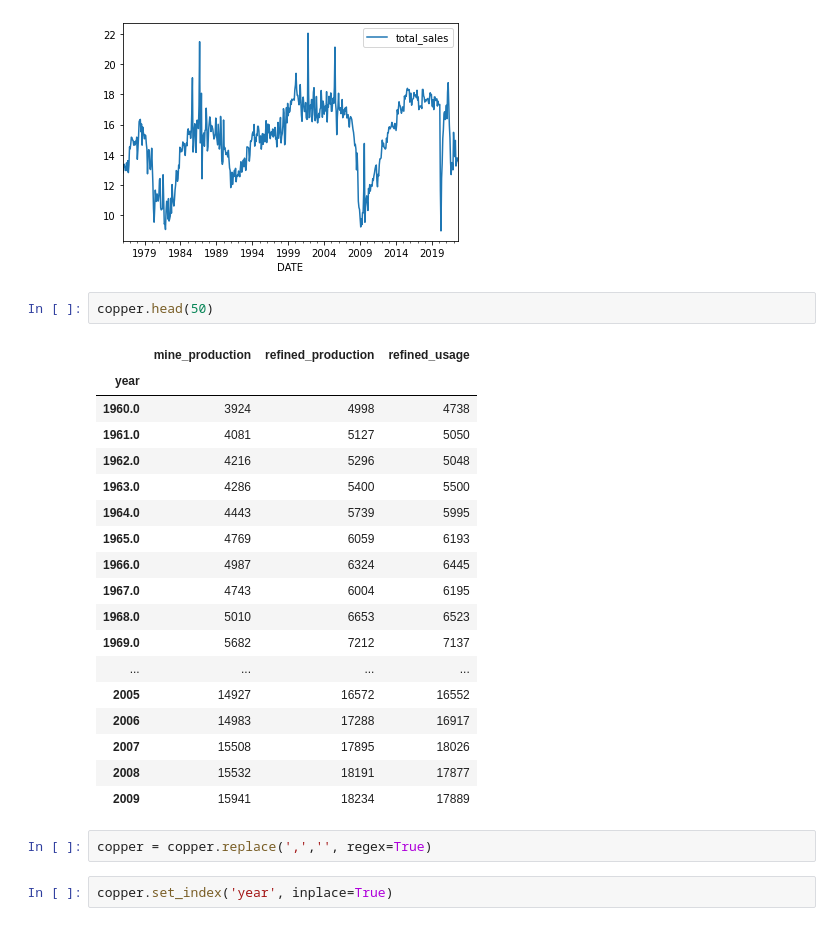
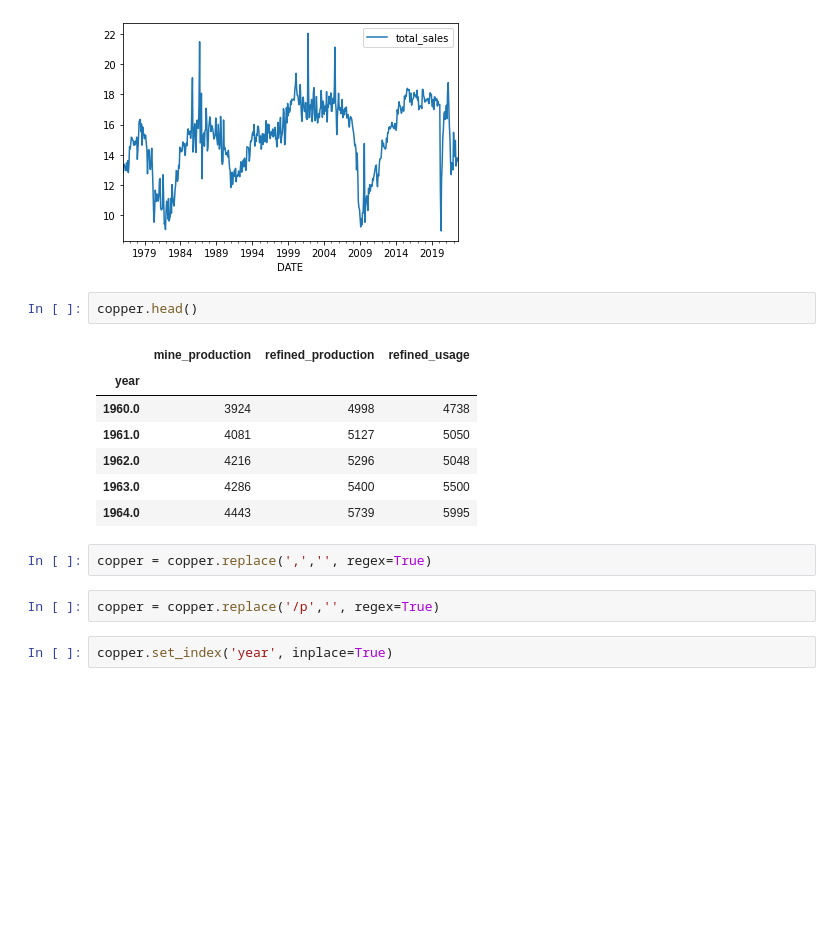
Before and after one commit to Dude-where-s-my-copper/EV_growth, a Jupyter notebook: jeremy_capstone_working_notebook.ipynb, the cells around one changed output. Drawn from its saved outputs; the diff is of its cells as text; blank space fills up the shorter version.

```diff
--- a/jeremy_capstone_working_notebook.ipynb
+++ b/jeremy_capstone_working_notebook.ipynb
@@ -233,28 +236,19 @@ df.plot()
 <AxesSubplot:xlabel='DATE'>
 [figure]
 # %%
-copper.head(50)
+copper.head()
 # %% [output]
 |  | mine_production | refined_production | refined_usage |
 | year |  |  |  |
 | 1960.0 | 3924 | 4998 | 4738 |
 | 1961.0 | 4081 | 5127 | 5050 |
 | 1962.0 | 4216 | 5296 | 5048 |
 | 1963.0 | 4286 | 5400 | 5500 |
 | 1964.0 | 4443 | 5739 | 5995 |
-| 1965.0 | 4769 | 6059 | 6193 |
-| 1966.0 | 4987 | 6324 | 6445 |
-| 1967.0 | 4743 | 6004 | 6195 |
-| 1968.0 | 5010 | 6653 | 6523 |
-| 1969.0 | 5682 | 7212 | 7137 |
-| ... | ... | ... | ... |
-| 2005 | 14927 | 16572 | 16552 |
-| 2006 | 14983 | 17288 | 16917 |
-| 2007 | 15508 | 17895 | 18026 |
-| 2008 | 15532 | 18191 | 17877 |
-| 2009 | 15941 | 18234 | 17889 |
 # %%
 copper = copper.replace(',','', regex=True)
+# %%
+copper = copper.replace('/p','', regex=True)
 # %%
 copper.set_index('year', inplace=True)
 # %%
```
Also changed, not shown: parts of 40 cells of this notebook.
